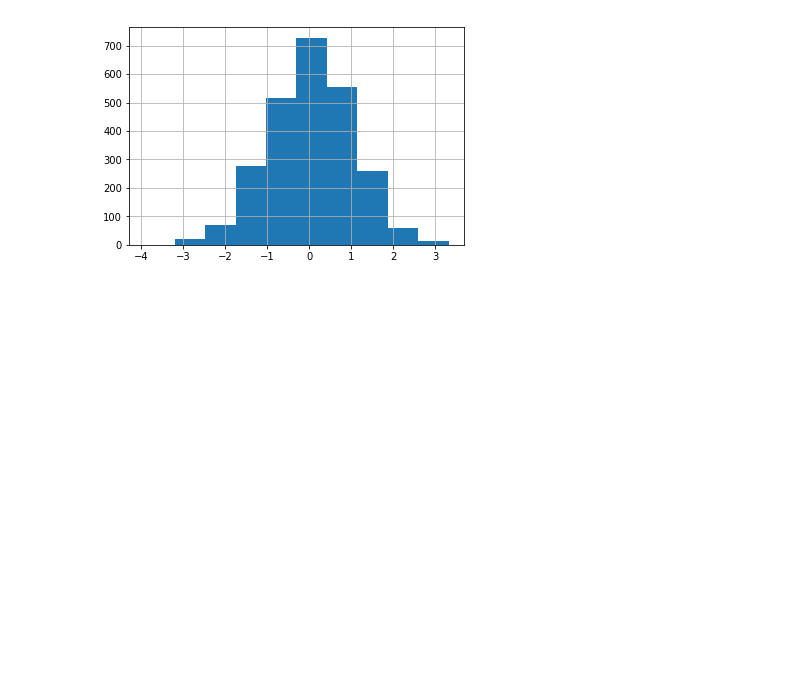
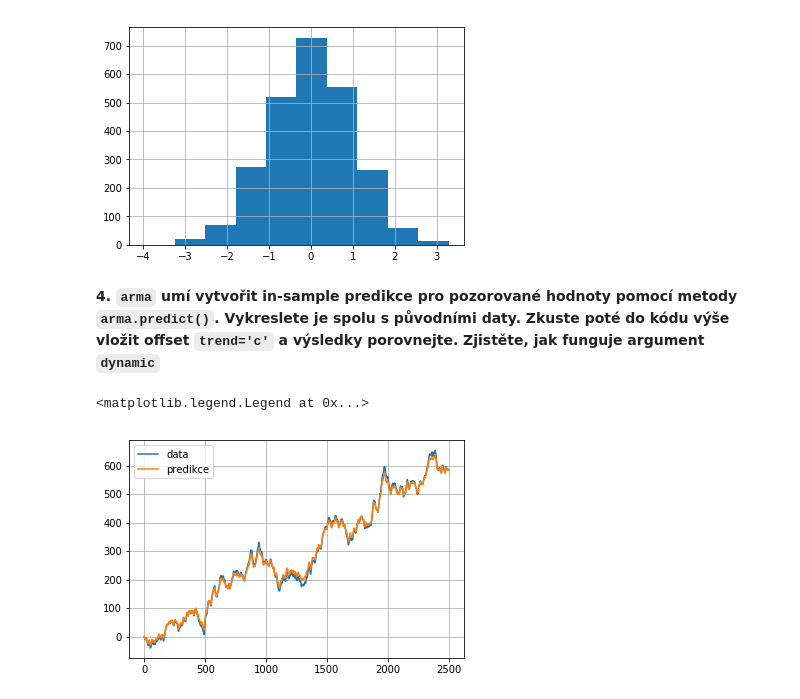
Before and after one commit to kamil-dedecius/mi-scr, a Jupyter notebook: cviceni/c3-arima-KD.ipynb, the cells around one changed output. Cells and saved outputs as stored; diff of their text form; code cells hidden in the pictures; blank space fills up the shorter version.

```diff
--- a/cviceni/c3-arima-KD.ipynb
+++ b/cviceni/c3-arima-KD.ipynb
@@ -9,6 +9,7 @@ import statsmodels.tsa as tsa
 from statsmodels.tsa.arima_model import ARMA, ARIMA
 from statsmodels.api import qqplot
 import warnings; warnings.simplefilter('ignore')
+plt.rcParams['figure.figsize'] = [10, 5]
 # %% [markdown]
 # Odhad AR(I)MA modelu
 
@@ -51,7 +50,7 @@ tsa.stattools.arma_order_select_ic(data_d1, trend='nc', ic='bic')
 # %% [markdown]
 **Úkol: nafitujte vybraný model (bez trendu). V metodě `summary()` naleznete vlastnosti modelu. Diskutujte o nich.**
 # %%
-arma = ARMA(data_d1, order=(1,1)).fit(trend='nc')
+arma = ARMA(data_d1, order=(1,1)).fit(trend='c')
 print(arma.summary())
 # %% [output]
                               ARMA Model Results
@@ -92,3 +91,13 @@ plt.hist(arma.resid)
 plt.show()
 # %% [output]
 [figure]
+# %% [markdown]
+**4. `arma` umí vytvořit in-sample predikce pro pozorované hodnoty pomocí metody `arma.predict()`. Vykreslete je spolu s původními daty. Zkuste poté do kódu výše vložit offset `trend='c'` a výsledky porovnejte. Zjistěte, jak funguje argument `dynamic`**
+# %%
+preds = arma.predict(dynamic=False)
+plt.plot(data, label='data')
+plt.plot(np.cumsum(preds), label='predikce')
+plt.legend()
+# %% [output]
+<matplotlib.legend.Legend at 0x...>
+[figure, added]
```
Also changed, not shown: parts of 7 cells of this notebook.
